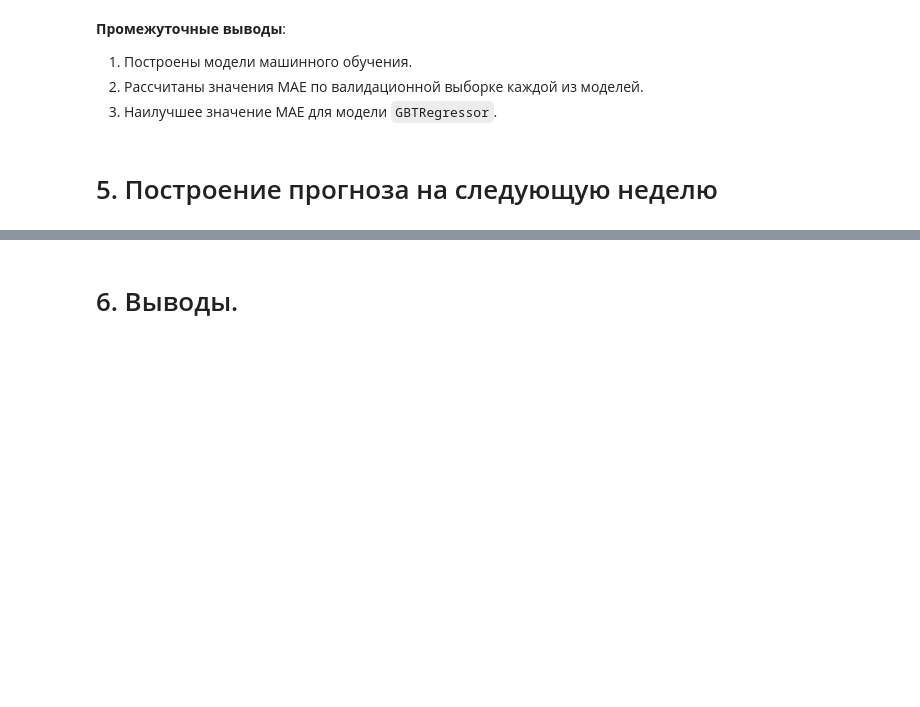
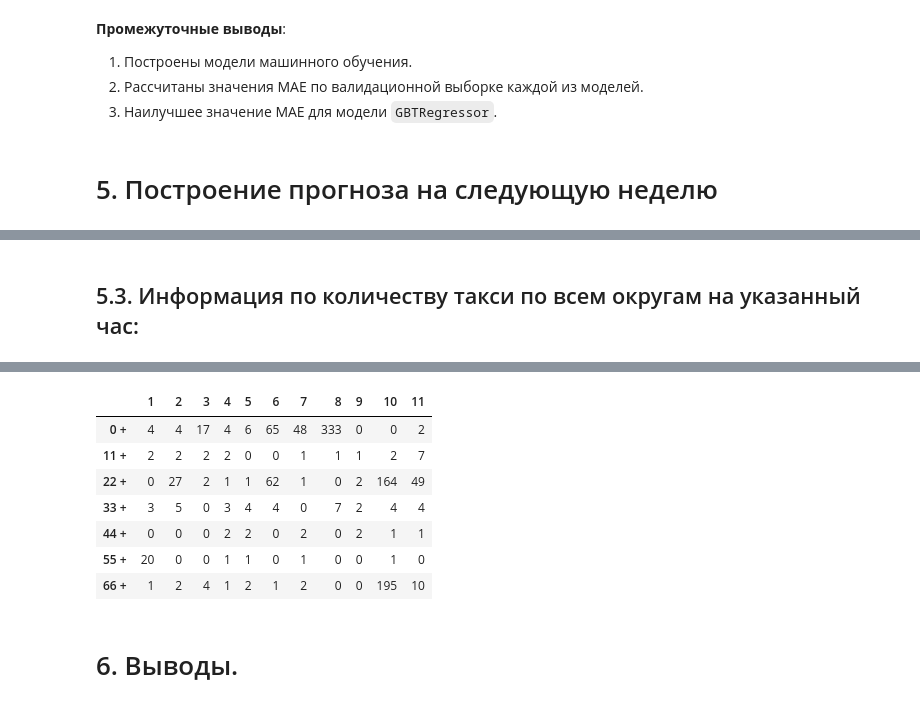
Before and after one commit to evgeniy-yandex/Data_Science, a Jupyter notebook: BigData_PySpark_taxi/BigData_pySPARK_taxi.ipynb, the cells around one changed output, grey strips where cells are left out. Saved outputs shown, nothing was run; the diff lists cells and outputs as text; code cells hidden in the pictures; blank space fills up the shorter version.

```diff
--- a/BigData_PySpark_taxi/BigData_pySPARK_taxi.ipynb
+++ b/BigData_PySpark_taxi/BigData_pySPARK_taxi.ipynb
@@ -1199,24 +1297,0 @@ GBTR_test_MAE: 1.9520052013772167
-# %%
-# Введите в список номер региона города Чикаго для просмотра
-# количества такси, необходимых для заказа на ближайшую неделю.
-
-look_areas = [8, 28] # В диапазоне 1...77
-
-for l_area in tqdm(look_areas): # Чтобы видеть, что процесс выполняется
-
-    if l_area not in [i for i in range(1, 78)]:
-        print('Округ г. Чикаго №', l_area,
-             'указан НЕВЕРНО! Пожалуйста, укажите число от 1 до 77.\n')
-        continue
-
-    pred_list = [int(row.prediction) for row in predictions[l_area-1].\
-                 select('prediction').collect()]
-
-    data = {}
-    print('Округ г. Чикаго №', l_area)
-    print('Количество заказываемых такси с интервалом в 1 час:')
-    for i in range(7):
-        data['2023-08-0'+str(i+1)] = pred_list[24*i:24*(i+1)]
-
-    df = pd.DataFrame(data)
-    display(df.T)
@@ -1243,0 +1363,2 @@ for l_area in tqdm(look_areas): # Чтобы видеть, что процесс
+# %% [markdown]
+## 5.3. Информация по количеству такси по всем округам на указанный час:
@@ -1243,0 +1403,13 @@ for l_area in tqdm(look_areas): # Чтобы видеть, что процесс
+# %%
+# Укажем интересующее нас время в диапазоне
+# от "2023-08-01 00:00:00" до # "2023-08-07 23:00:00"
+choosed_hour = datetime(2023, 8, 5, 18, 0)
+
+# Выполним проверку правильности указазанной даты:
+if choosed_hour < datetime(2023, 8, 1, 0, 0):
+    print('Указано неверное время. ДО "2023-08-01 16:00:00".')
+elif choosed_hour > datetime(2023, 8, 7, 23, 0):
+    print('Указано неверное время. ПОСЛЕ "2023-08-07 23:00:00".')
+else:
+    calc_view_taxi_orders(choosed_hour)
+# %% [output]
@@ -1244,3 +1417,11 @@ for l_area in tqdm(look_areas): # Чтобы видеть, что процесс
+|  | 1 | 2 | 3 | 4 | 5 | 6 | 7 | 8 | 9 | 10 | 11 |
+| 0 + | 4 | 4 | 17 | 4 | 6 | 65 | 48 | 333 | 0 | 0 | 2 |
+| 11 + | 2 | 2 | 2 | 2 | 0 | 0 | 1 | 1 | 1 | 2 | 7 |
+| 22 + | 0 | 27 | 2 | 1 | 1 | 62 | 1 | 0 | 2 | 164 | 49 |
+| 33 + | 3 | 5 | 0 | 3 | 4 | 4 | 0 | 7 | 2 | 4 | 4 |
+| 44 + | 0 | 0 | 0 | 2 | 2 | 0 | 2 | 0 | 2 | 1 | 1 |
+| 55 + | 20 | 0 | 0 | 1 | 1 | 0 | 1 | 0 | 0 | 1 | 0 |
+| 66 + | 1 | 2 | 4 | 1 | 2 | 1 | 2 | 0 | 0 | 195 | 10 |
 # %% [markdown]
 # 6. Выводы.
 # %% [markdown]
```
Also changed, not shown: parts of 28 cells of this notebook.
